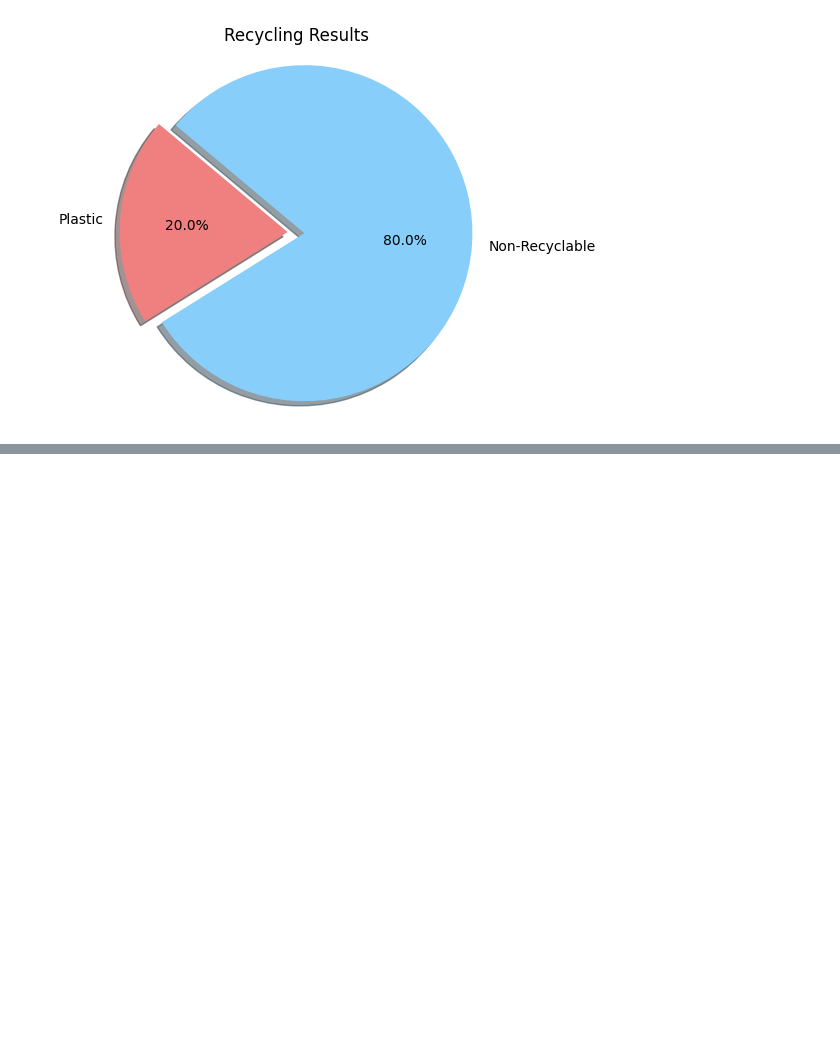
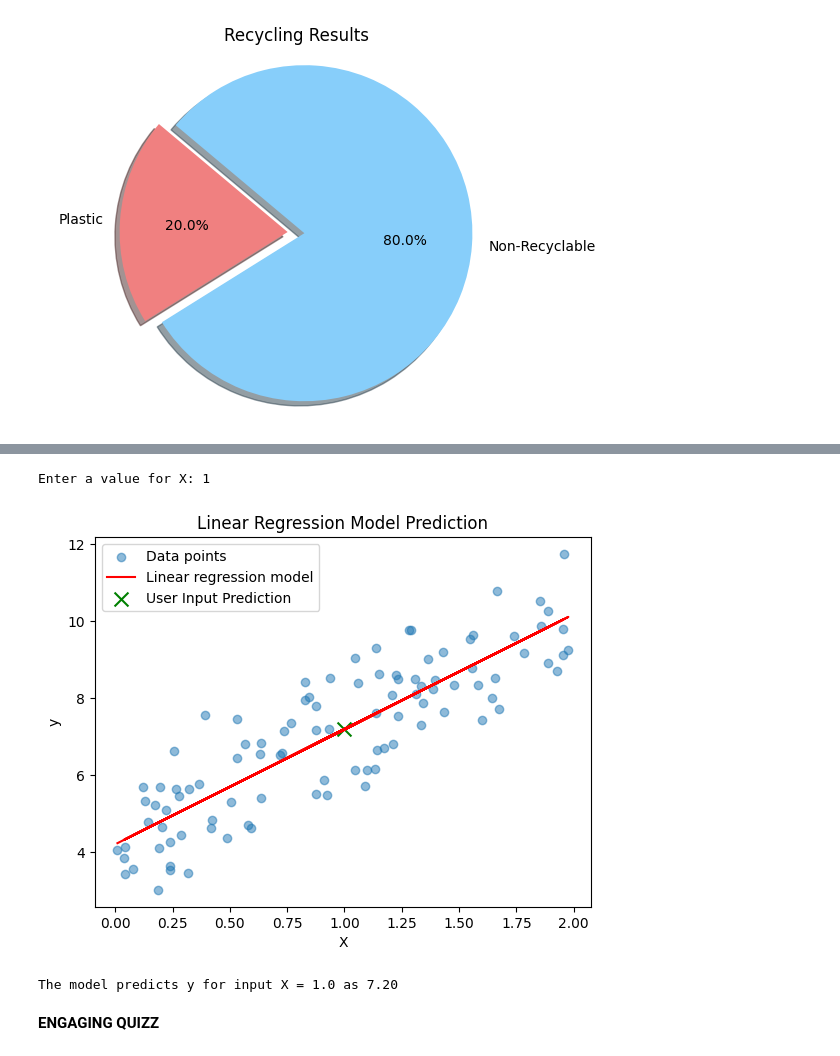
Before and after one commit to iamkiruthika/EcoAR, a Jupyter notebook: EcoAR.ipynb, the cells around one changed output, grey strips where cells are left out. Drawn from its saved outputs; the diff is of its cells as text; code cells hidden in the pictures; blank space fills up the shorter version.

```diff
--- a/EcoAR.ipynb
+++ b/EcoAR.ipynb
@@ -215,0 +438,47 @@ Recycle the following item: Glass
+# %%
+import numpy as np
+import matplotlib.pyplot as plt
+from sklearn.model_selection import train_test_split
+from sklearn.linear_model import LinearRegression
+
+# Generate synthetic data
+np.random.seed(0)
+X = 2 * np.random.rand(100, 1)
+y = 4 + 3 * X + np.random.randn(100, 1)
+
+# Split the data into training and testing sets
+X_train, X_test, y_train, y_test = train_test_split(X, y, test_size=0.2, random_state=42)
+
+# Train a linear regression model
+model = LinearRegression()
+model.fit(X_train, y_train)
+
+# Function to make predictions
+def predict(input_value):
+    input_array = np.array([[input_value]])
+    prediction = model.predict(input_array)
+    return prediction[0, 0]
+
+# User input
+user_input = float(input("Enter a value for X: "))
+
+# Model prediction
+predicted_output = predict(user_input)
+
+# Display the result
+plt.scatter(X, y, alpha=0.5, label='Data points')
+plt.plot(X, model.predict(X), color='red', label='Linear regression model')
+plt.scatter(user_input, predicted_output, color='green', marker='x', s=100, label='User Input Prediction')
+plt.xlabel('X')
+plt.ylabel('y')
+plt.title('Linear Regression Model Prediction')
+plt.legend()
+plt.show()
+
+print(f"The model predicts y for input X = {user_input} as {predicted_output:.2f}")
+# %% [output]
+Enter a value for X: 1
+[figure, added]
+The model predicts y for input X = 1.0 as 7.20
+# %% [markdown]
+**ENGAGING QUIZZ**
```
Also changed, not shown: parts of 12 cells of this notebook.
